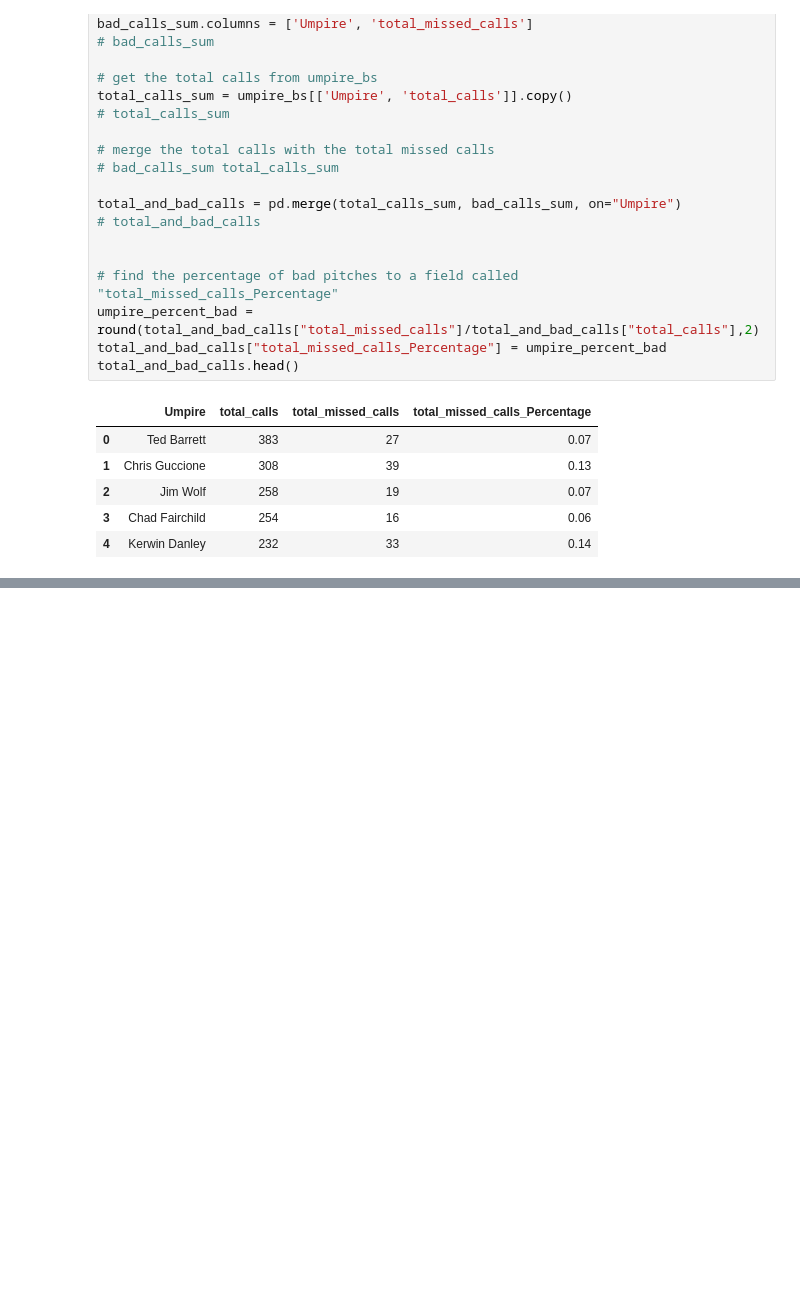
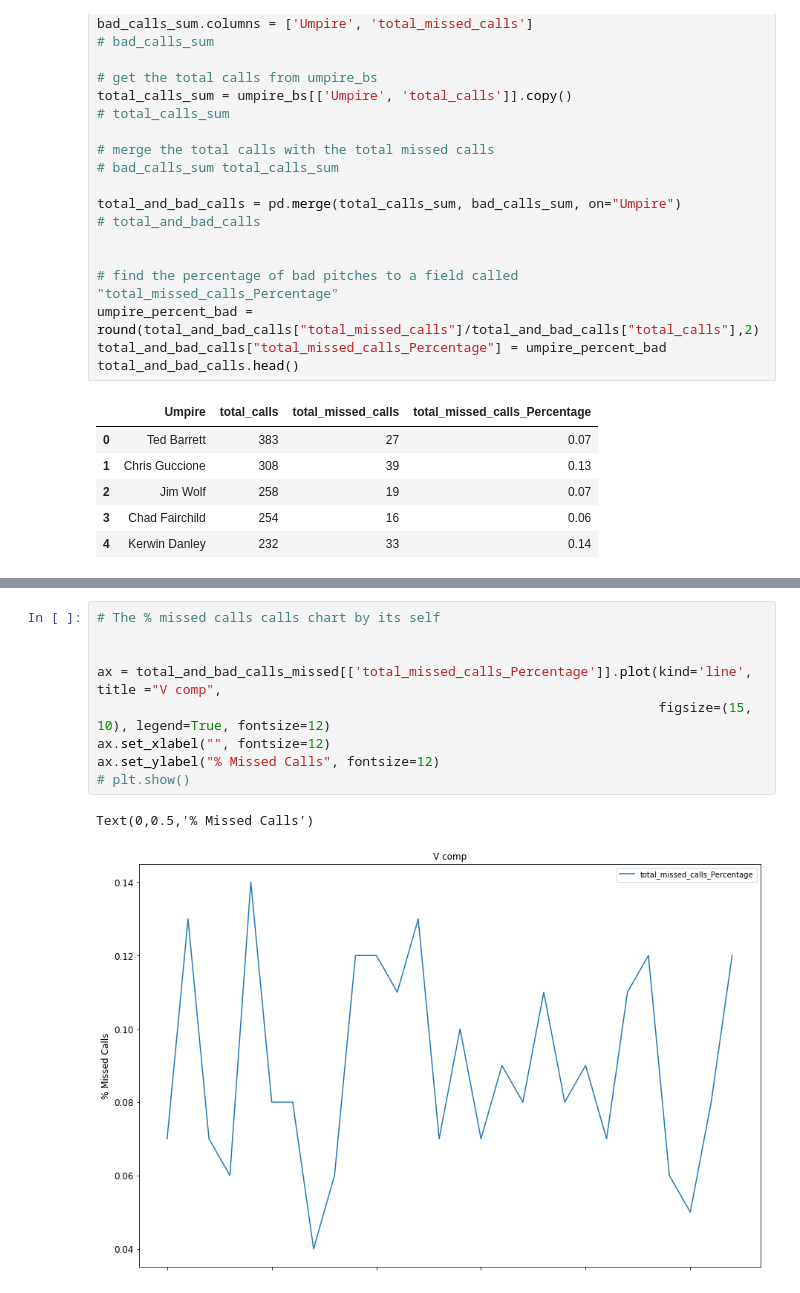
Before and after one commit to ForrestMcDougal/MLB-Postseason-Umpire-Analysis, a Jupyter notebook: Charts - NEW CHARTS.ipynb, the cells around one changed output, grey strips where cells are left out. Cells and saved outputs as stored; diff of their text form; blank space fills up the shorter version.

```diff
--- a/Charts - NEW CHARTS.ipynb
+++ b/Charts - NEW CHARTS.ipynb
@@ -1229,0 +1226,12 @@ plt.show()
+# %%
+# The % missed calls calls chart by its self
+
+
+ax = total_and_bad_calls_missed[['total_missed_calls_Percentage']].plot(kind='line', title ="V comp",
+                                                                        figsize=(15, 10), legend=True, fontsize=12)
+ax.set_xlabel("", fontsize=12)
+ax.set_ylabel("% Missed Calls", fontsize=12)
+# plt.show()
+# %% [output]
+Text(0,0.5,'% Missed Calls')
+[figure, added]
```
Also changed, not shown: parts of 8 cells of this notebook.
